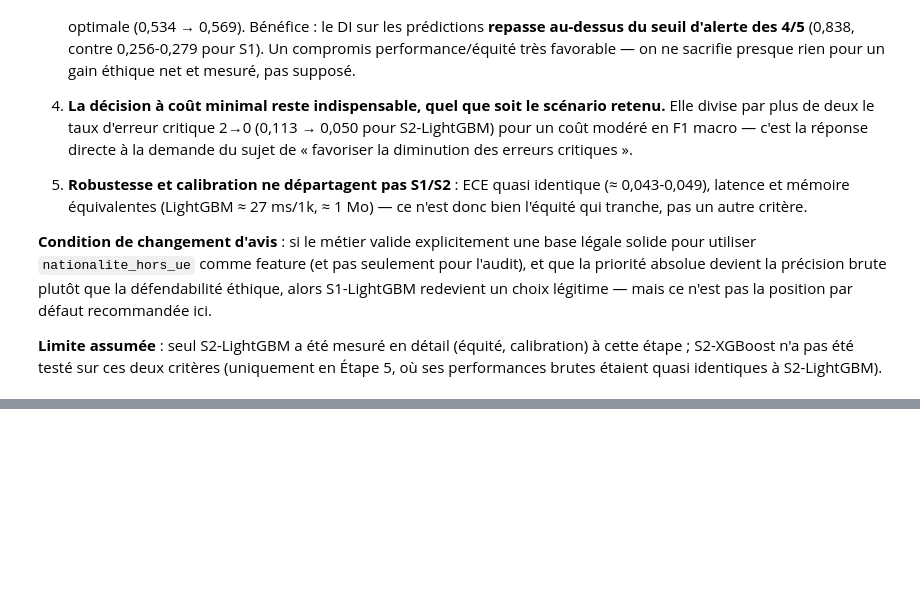
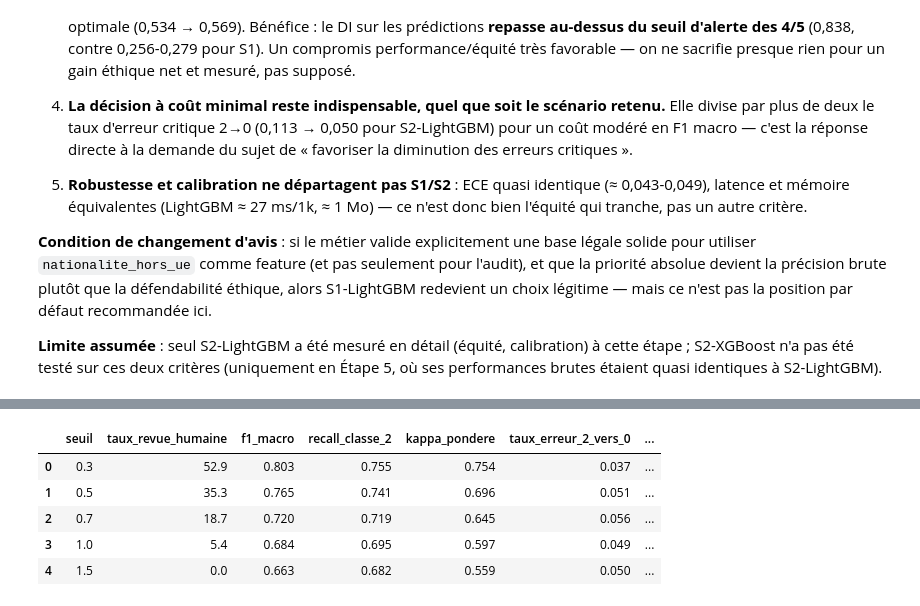
Before and after one commit to A949196/Cas_usage_Certif, a Jupyter notebook: notebook/use_case.ipynb, the cells around one changed output, grey strips where cells are left out. Cells and saved outputs as stored; diff of their text form; code cells hidden in the pictures; blank space fills up the shorter version.

```diff
--- a/notebook/use_case.ipynb
+++ b/notebook/use_case.ipynb
@@ -860,0 +890,25 @@ tableau_final
+# %%
+from trajectoire_emploi.decision import cout_attendu_minimal, decision_avec_abstention
+
+lignes_abstention = []
+for seuil in [0.3, 0.5, 0.7, 1.0, 1.5]:
+    resultat = decision_avec_abstention(probas_retenu, seuil)
+    masque_abstention = resultat == "revue_humaine"
+    taux_abstention = masque_abstention.mean()
+    if (~masque_abstention).sum() > 0:
+        m = evaluer(y_train_arr[~masque_abstention], resultat[~masque_abstention].astype(int))
+    else:
+        m = {}
+    lignes_abstention.append({
+        "seuil": seuil,
+        "taux_revue_humaine": round(taux_abstention * 100, 1),
+        **{k: round(v, 3) for k, v in m.items()},
+    })
+pd.DataFrame(lignes_abstention)
+# %% [output]
+|  | seuil | taux_revue_humaine | f1_macro | recall_classe_2 | kappa_pondere | taux_erreur_2_vers_0 | ... |
+| 0 | 0.3 | 52.9 | 0.803 | 0.755 | 0.754 | 0.037 | ... |
+| 1 | 0.5 | 35.3 | 0.765 | 0.741 | 0.696 | 0.051 | ... |
+| 2 | 0.7 | 18.7 | 0.720 | 0.719 | 0.645 | 0.056 | ... |
+| 3 | 1.0 | 5.4 | 0.684 | 0.695 | 0.597 | 0.049 | ... |
+| 4 | 1.5 | 0.0 | 0.663 | 0.682 | 0.559 | 0.050 | ... |
```
Also changed, not shown: parts of 14 cells of this notebook.
